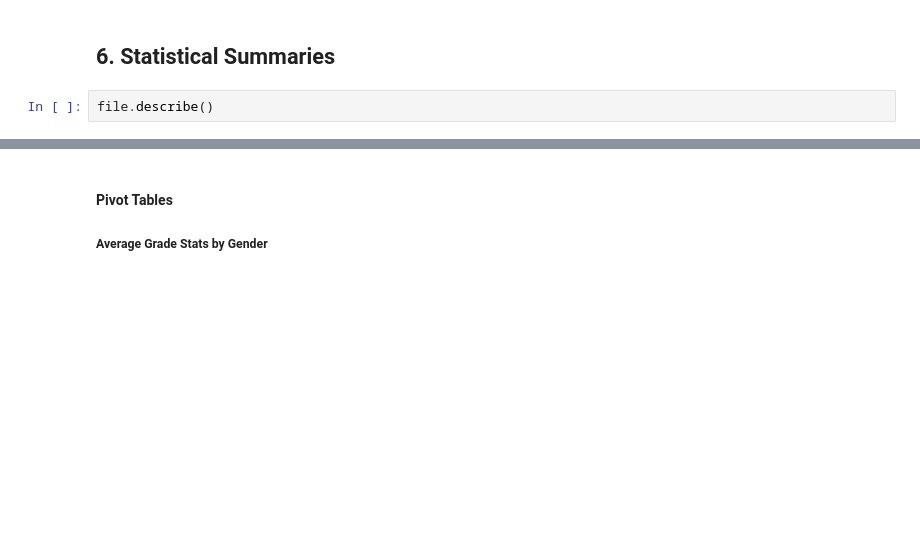
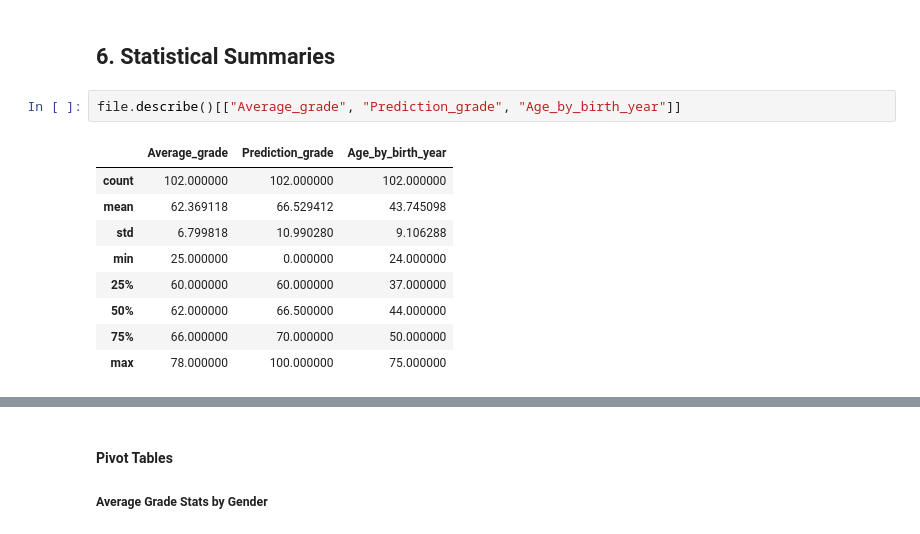
Before and after one commit to ofeliiaB/parental_status_vs_college_performance, a Jupyter notebook: Data_Analytics_Assignment.ipynb, the cells around one changed output, grey strips where cells are left out. Saved outputs shown, nothing was run; the diff lists cells and outputs as text; blank space fills up the shorter version.

```diff
--- a/Data_Analytics_Assignment.ipynb
+++ b/Data_Analytics_Assignment.ipynb
@@ -625,6 +633,16 @@ for i in hist_configs:
 # %% [markdown]
 ## 6. Statistical Summaries <a class="anchor" id="6"></a>
 # %%
-file.describe()
+file.describe()[["Average_grade", "Prediction_grade", "Age_by_birth_year"]]
+# %% [output]
+|  | Average_grade | Prediction_grade | Age_by_birth_year |
+| count | 102.000000 | 102.000000 | 102.000000 |
+| mean | 62.369118 | 66.529412 | 43.745098 |
+| std | 6.799818 | 10.990280 | 9.106288 |
+| min | 25.000000 | 0.000000 | 24.000000 |
+| 25% | 60.000000 | 60.000000 | 37.000000 |
+| 50% | 62.000000 | 66.500000 | 44.000000 |
+| 75% | 66.000000 | 70.000000 | 50.000000 |
+| max | 78.000000 | 100.000000 | 75.000000 |
 # %%
 file["Enjoy_data"].describe()
```
Also changed, not shown: parts of 83 cells of this notebook.
